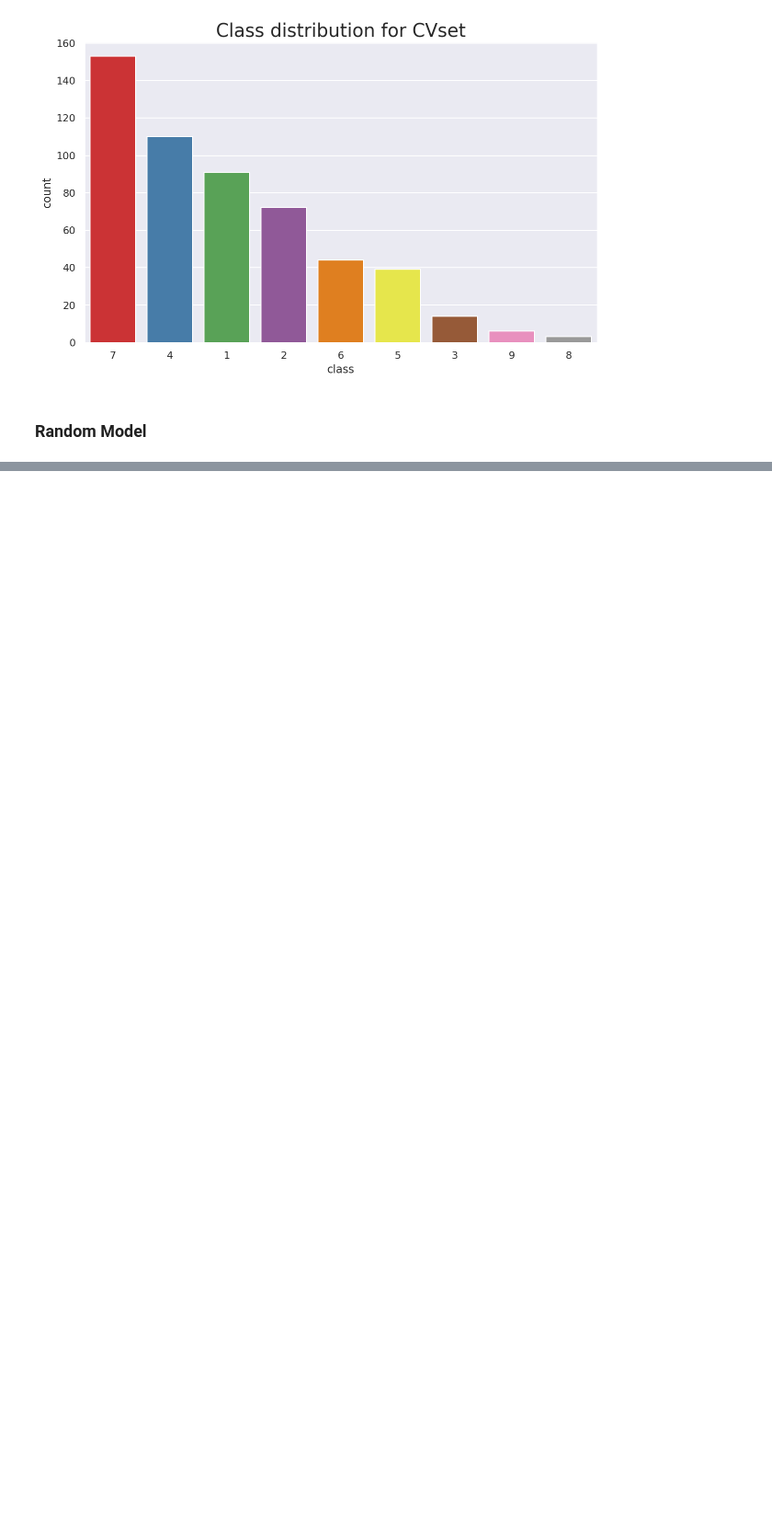
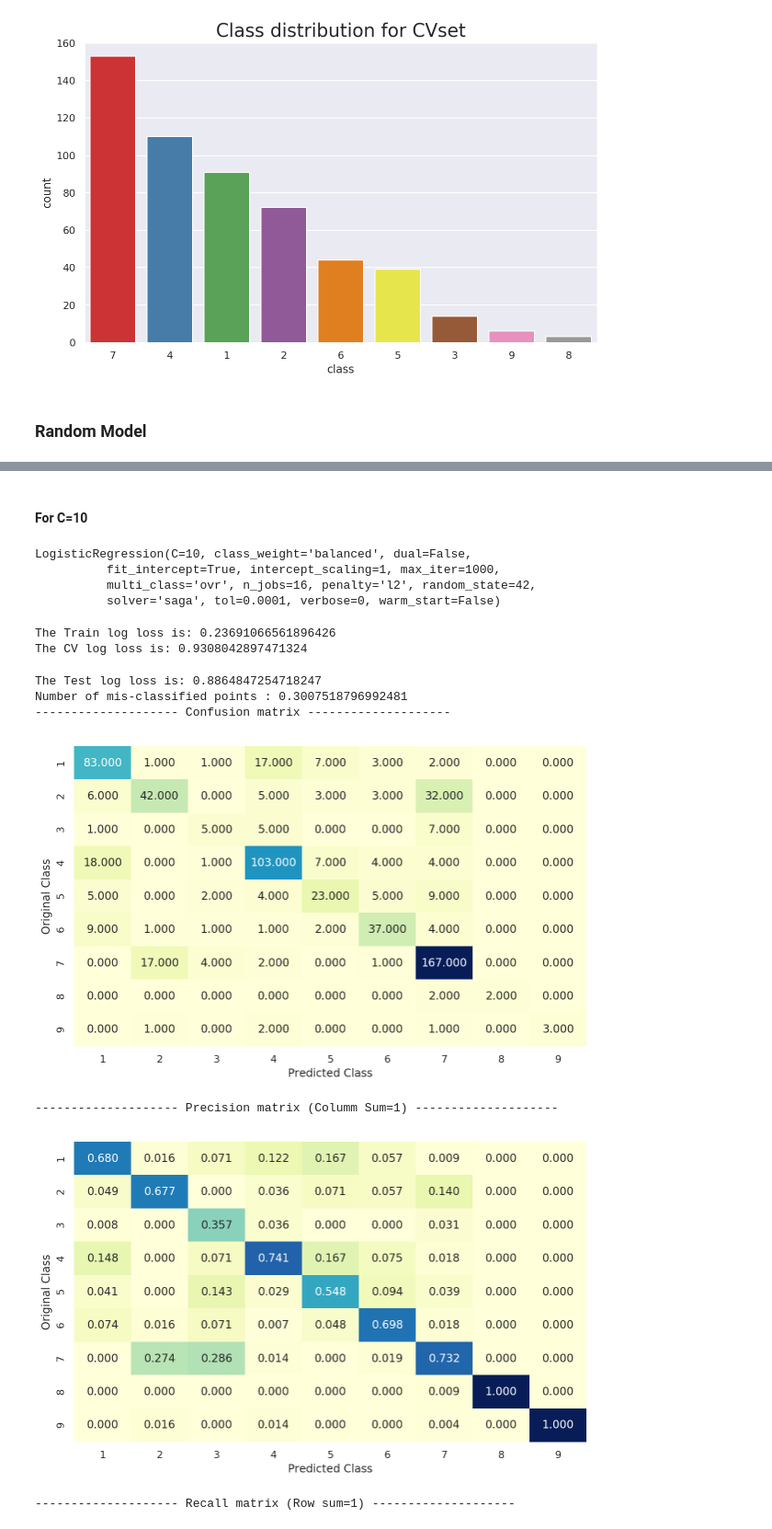
Before and after one commit to MayukhSobo/Cancer_Daigonosis, a Jupyter notebook: CancerDiagonosis.ipynb, the cells around one changed output, grey strips where cells are left out. Shown at 92% size. Cells and saved outputs as stored; diff of their text form; code cells hidden in the pictures; blank space fills up the shorter version.

```diff
--- a/CancerDiagonosis.ipynb
+++ b/CancerDiagonosis.ipynb
@@ -242,0 +649,5 @@ plot_confusion_matrix(y_test, y_test_pred)
+# %%
+tfidf = TfidfVectorizer(min_df=5, max_features=20000, strip_accents='unicode',
+                        analyzer='word', token_pattern=r'\w+', ngram_range=(1, 3),
+                        sublinear_tf=True, stop_words = STOPWORDS)
+tfidf.fit(X_train.TEXT)
@@ -242,0 +662,4 @@ plot_confusion_matrix(y_test, y_test_pred)
+# %%
+X_train_text_tfidfVectorizer3 = tfidf.transform(X_train.TEXT)
+X_cv_text_tfidfVectorizer3 = tfidf.transform(X_cv.TEXT)
+X_test_text_tfidfVectorizer3 = tfidf.transform(X_test.TEXT)
@@ -242,0 +670,9 @@ plot_confusion_matrix(y_test, y_test_pred)
+# %%
+train_v1 = hstack((X_train_oneHotEncoding_gene, X_train_oneHotEncoding_variation,
+       X_train_text_tfidfVectorizer3))
+
+cv_v1 = hstack((X_cv_oneHotEncoding_gene, X_cv_oneHotEncoding_variation,
+       X_cv_text_tfidfVectorizer3))
+
+test_v1 = hstack((X_test_oneHotEncoding_gene, X_test_oneHotEncoding_variation,
+       X_test_text_tfidfVectorizer3))
@@ -242,0 +815,35 @@ plot_confusion_matrix(y_test, y_test_pred)
+# %% [markdown]
+#### For C=10
+# %%
+clf = LogisticRegression(class_weight='balanced', C=10, max_iter=1000,
+                    penalty='l2', solver='saga', random_state=42, n_jobs=16)
+clf.fit(train_v1, y_train)
+# %% [output]
+LogisticRegression(C=10, class_weight='balanced', dual=False,
+          fit_intercept=True, intercept_scaling=1, max_iter=1000,
+          multi_class='ovr', n_jobs=16, penalty='l2', random_state=42,
+          solver='saga', tol=0.0001, verbose=0, warm_start=False)
+# %%
+predict_y = clf.predict_proba(train_v1)
+print("The Train log loss is:",log_loss(y_train, predict_y))
+predict_y = clf.predict_proba(cv_v1)
+print("The CV log loss is:",log_loss(y_cv, predict_y))
+# predict_y = clf.predict_proba(test_v1)
+# print("The Test log loss is:",log_loss(y_test, predict_y))
+# %% [output]
+The Train log loss is: 0.23691066561896426
+The CV log loss is: 0.9308042897471324
+# %%
+predict_y = clf.predict_proba(test_v1)
+print("The Test log loss is:",log_loss(y_test, predict_y))
+predict_y = clf.predict(test_v1)
+print("Number of mis-classified points :", np.count_nonzero((predict_y- y_test))/y_test.shape[0])
+plot_confusion_matrix(y_test, predict_y)
+# %% [output]
+The Test log loss is: 0.8864847254718247
+Number of mis-classified points : 0.3007518796992481
+-------------------- Confusion matrix --------------------
+[figure, added]
+-------------------- Precision matrix (Columm Sum=1) --------------------
+[figure, added]
+-------------------- Recall matrix (Row sum=1) --------------------
```
Also changed, not shown: parts of 110 cells of this notebook.
